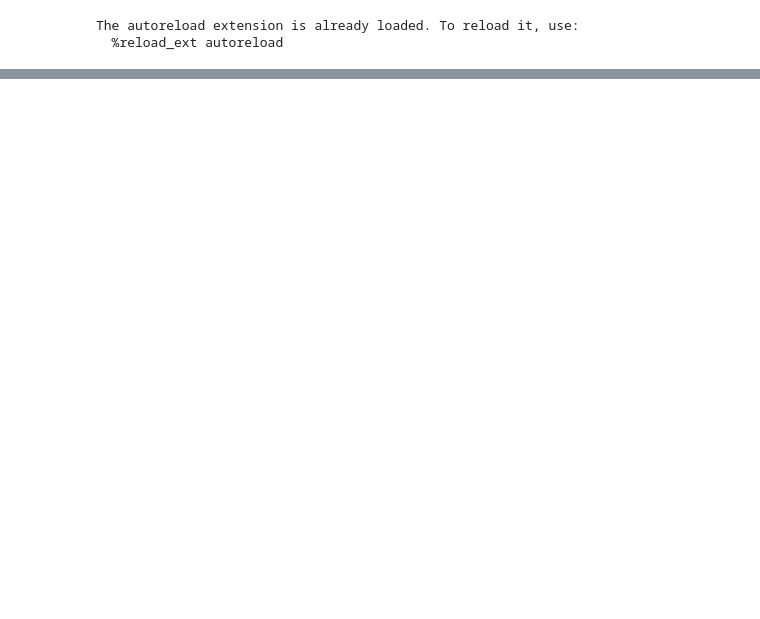
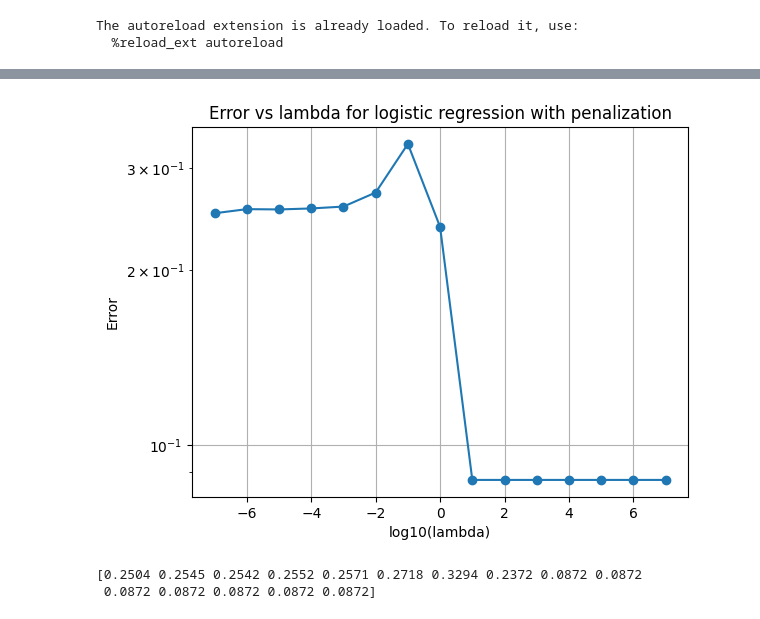
Before and after one commit to CyriacGregoire/ML_proj1, a Jupyter notebook: project1/Model1.ipynb, the cells around one changed output, grey strips where cells are left out. Saved outputs shown, nothing was run; the diff lists cells and outputs as text; code cells hidden in the pictures; blank space fills up the shorter version.

```diff
--- a/project1/Model1.ipynb
+++ b/project1/Model1.ipynb
@@ -115,0 +15,10 @@ print(np.sum(np.abs(y_pred - y_te)))
+# %%
+# Feature selection
+x_train, used_features = remove_nan_features(x_train, threshold=0.3) #from know, only remove features with more than 30% of NaN values
+# %%
+# Data reduction for faster testing
+x_train = x_train[:10000]  # we take a subset of the data to make it faster
+y_train = y_train[:10000]  # we take a subset of the data to make it faster
+x_values = x_train[1000:]    # we take a subset of the data to make it faster
+y_values = y_train[1000:]    # we take a subset of the data to make it faster
+print(x_train.shape, y_train.shape)
@@ -115,0 +83,10 @@ print(np.sum(np.abs(y_pred - y_te)))
+# %%
+# grid search to find the best lambda. Time estimated for Fox's computer: 47 minutes
+lambda_max, lambda_min = 7, -7 # defined as integers, but actually 1e-7, 1e7
+i, j = lambda_min, lambda_max
+Error_lambda = np.zeros(lambda_max - lambda_min + 1)
+
+for k in range(lambda_min, lambda_max + 1):
+    acc_k = kfold_logistic_ridge(x_train, y_train, k=5, gamma=0.5, lambda_=10**k, threshold=1e-8, random_state=None)
+    Error_lambda[k - lambda_min] = 1 - acc_k
+    print("Tested lambda=10^", k, " with accuracy=", acc_k)
@@ -115,0 +128,20 @@ print(np.sum(np.abs(y_pred - y_te)))
+# %%
+#saving the output of the grid search
+plx = np.arange(lambda_min, lambda_max + 1, 1)
+ply = Error_lambda
+np.save("grid_search_lambda.npy", (plx, ply))      # Save
+# plxh, plyh = np.load("grid_search_lambda.npy")     # Load
+# print(plx, ply)
+# %%
+#plot the error in terms of lambda
+plt.semilogy(plx, ply, 'o-')
+plt.xlabel('log10(lambda)')
+plt.ylabel('Error')
+plt.title('Error vs lambda for logistic regression with penalization')
+plt.grid()
+plt.show()
+print(ply)
+# %% [output]
+[figure, added]
+[0.2504 0.2545 0.2542 0.2552 0.2571 0.2718 0.3294 0.2372 0.0872 0.0872
+ 0.0872 0.0872 0.0872 0.0872 0.0872]
```
Also changed, not shown: parts of 17 cells of this notebook, 5 other files.
